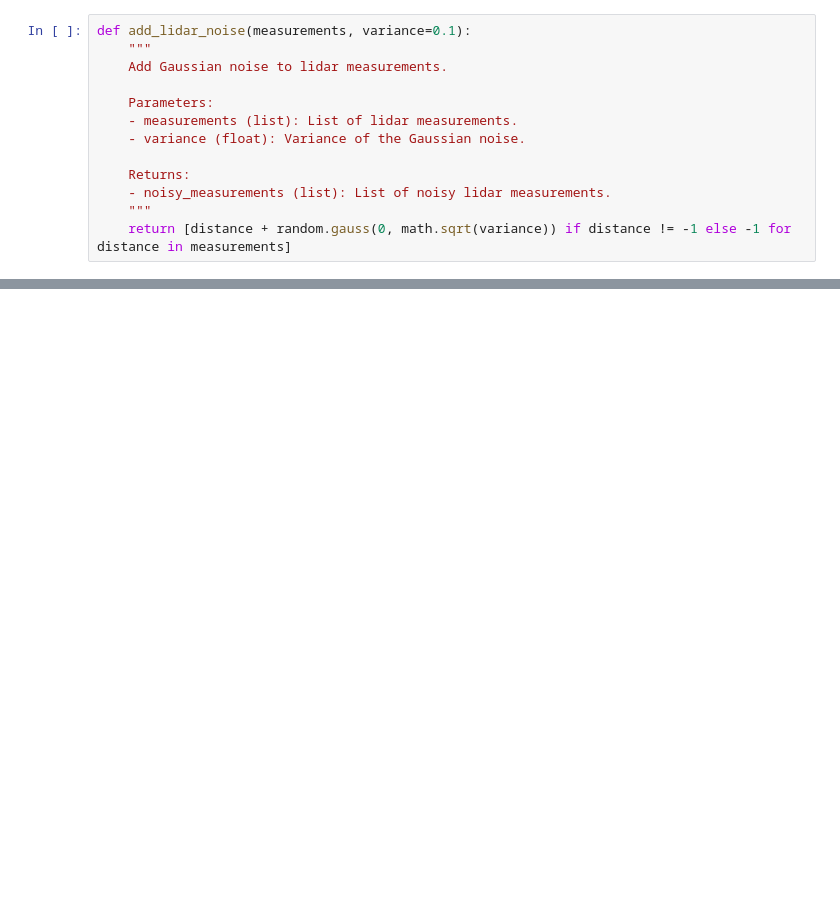
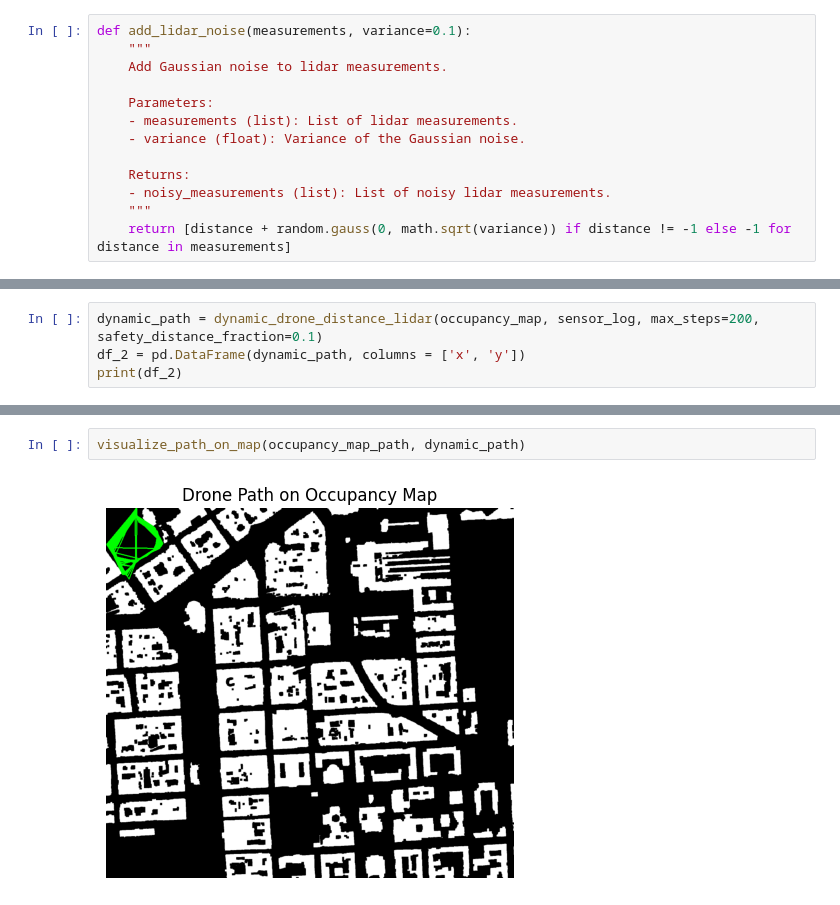
Before and after one commit to SartajHundal/DroneSimulations, a Jupyter notebook: DroneLocalization.ipynb, the cells around one changed output, grey strips where cells are left out. Cells and saved outputs as stored; diff of their text form; blank space fills up the shorter version.

```diff
--- a/DroneLocalization.ipynb
+++ b/DroneLocalization.ipynb
@@ -182,0 +335,4 @@ print(df_0)
+# %%
+dynamic_path = dynamic_drone_distance_lidar(occupancy_map, sensor_log, max_steps=200, safety_distance_fraction=0.1)
+df_2 = pd.DataFrame(dynamic_path, columns = ['x', 'y'])
+print(df_2)
@@ -182,0 +358,4 @@ print(df_0)
+# %%
+visualize_path_on_map(occupancy_map_path, dynamic_path)
+# %% [output]
+[figure, added]
```
Also changed, not shown: parts of 14 cells of this notebook.
